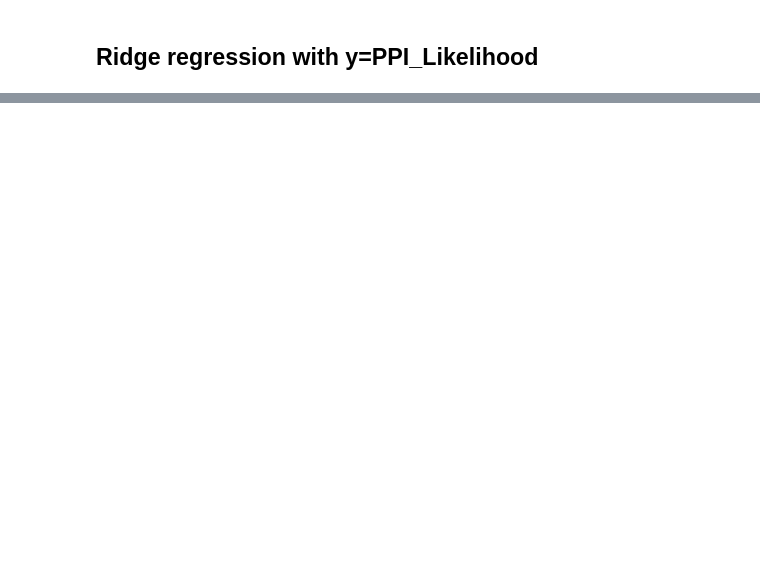
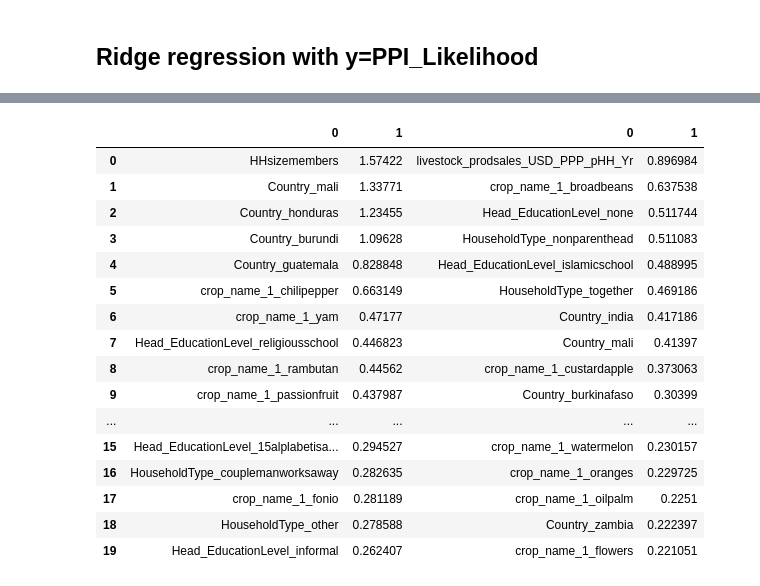
Before and after one commit to laporpe/STA_208, a Jupyter notebook: finalized_code/Ridge_reg.ipynb, the cells around one changed output, grey strips where cells are left out. Cells and saved outputs as stored; diff of their text form; code cells hidden in the pictures; blank space fills up the shorter version.

```diff
--- a/finalized_code/Ridge_reg.ipynb
+++ b/finalized_code/Ridge_reg.ipynb
@@ -115,7 +195,7 @@ y_ppi_ridge = get_dummyXs_y(ppi_data, "PPI_Likelihood")[1]
 # %%
-X_train_ppi, X_test_ppi, y_train_ppi, y_test_ppi = train_test_split(X_ppi_ridge,y_ppi_ridge, test_size = 0.3, random_state = 2021)
+X_train_ppi, X_test_ppi, y_train_ppi, y_test_ppi = train_test_split(X_ppi ,y_ppi, test_size = 0.3, random_state = 2021)
 # %%
-ppi_ridge_cv=RidgeCV(alphas=np.arange(0.01,20,0.1))
+ppi_ridge_cv=RidgeCV(alphas=np.arange(0.01,2,0.001))
 ppi_model_cv=ppi_ridge_cv.fit(X_train_ppi,y_train_ppi)
 ppi_model_cv.alpha_
 # %% [output]
@@ -123,8 +203,8 @@ ppi_model_cv.alpha_
 # %%
 #refit model with alpha =3 and get score
-ridge_ppi = Ridge(alpha = 0.01)
+ridge_ppi = Ridge(alpha = ppi_model_cv.alpha_)
 ridge_ppi.fit(X_train_ppi,y_train_ppi)
-y_pred_ridge_ppi = rir.predict(X_test_ppi)
-MSE_ridge_ppi = np.mean((y_pred_ridge_ppi-np.array(y_test_ppi))**2)
-MSE_ridge_ppi
+y_pred_ridge_ppi = ridge_ppi.predict(X_test_ppi)
+MSE_ppi = np.mean((y_pred_ridge_ppi-np.array(y_test_ppi))**2)
+MSE_ppi
 # %% [output]
@@ -145,0 +232,4 @@ AttributeError: 'Ridge' object has no attribute 'describe'
+# %%
+feature_imp_ppi  = pd.DataFrame([X_train.columns, ridge_ppi.coef_]).T
+feature_imp_ppi = feature_imp_ppi.sort_values(by = 1,ascending = False).reset_index(drop = True)
+feature_imp_ppi.iloc[0:15,:]
@@ -145,0 +253,20 @@ AttributeError: 'Ridge' object has no attribute 'describe'
+# %%
+pd.concat([feature_imp_ppi, feature_imp],axis = 1).iloc[0:20,:]
+# %% [output]
+|  | 0 | 1 | 0 | 1 |
+| 0 | HHsizemembers | 1.57422 | livestock_prodsales_USD_PPP_pHH_Yr | 0.896984 |
+| 1 | Country_mali | 1.33771 | crop_name_1_broadbeans | 0.637538 |
+| 2 | Country_honduras | 1.23455 | Head_EducationLevel_none | 0.511744 |
+| 3 | Country_burundi | 1.09628 | HouseholdType_nonparenthead | 0.511083 |
+| 4 | Country_guatemala | 0.828848 | Head_EducationLevel_islamicschool | 0.488995 |
+| 5 | crop_name_1_chilipepper | 0.663149 | HouseholdType_together | 0.469186 |
+| 6 | crop_name_1_yam | 0.47177 | Country_india | 0.417186 |
+| 7 | Head_EducationLevel_religiousschool | 0.446823 | Country_mali | 0.41397 |
+| 8 | crop_name_1_rambutan | 0.44562 | crop_name_1_custardapple | 0.373063 |
+| 9 | crop_name_1_passionfruit | 0.437987 | Country_burkinafaso | 0.30399 |
+| ... | ... | ... | ... | ... |
+| 15 | Head_EducationLevel_15alplabetisa... | 0.294527 | crop_name_1_watermelon | 0.230157 |
+| 16 | HouseholdType_couplemanworksaway | 0.282635 | crop_name_1_oranges | 0.229725 |
+| 17 | crop_name_1_fonio | 0.281189 | crop_name_1_oilpalm | 0.2251 |
+| 18 | HouseholdType_other | 0.278588 | Country_zambia | 0.222397 |
+| 19 | Head_EducationLevel_informal | 0.262407 | crop_name_1_flowers | 0.221051 |
```
Also changed, not shown: parts of 28 cells of this notebook.
